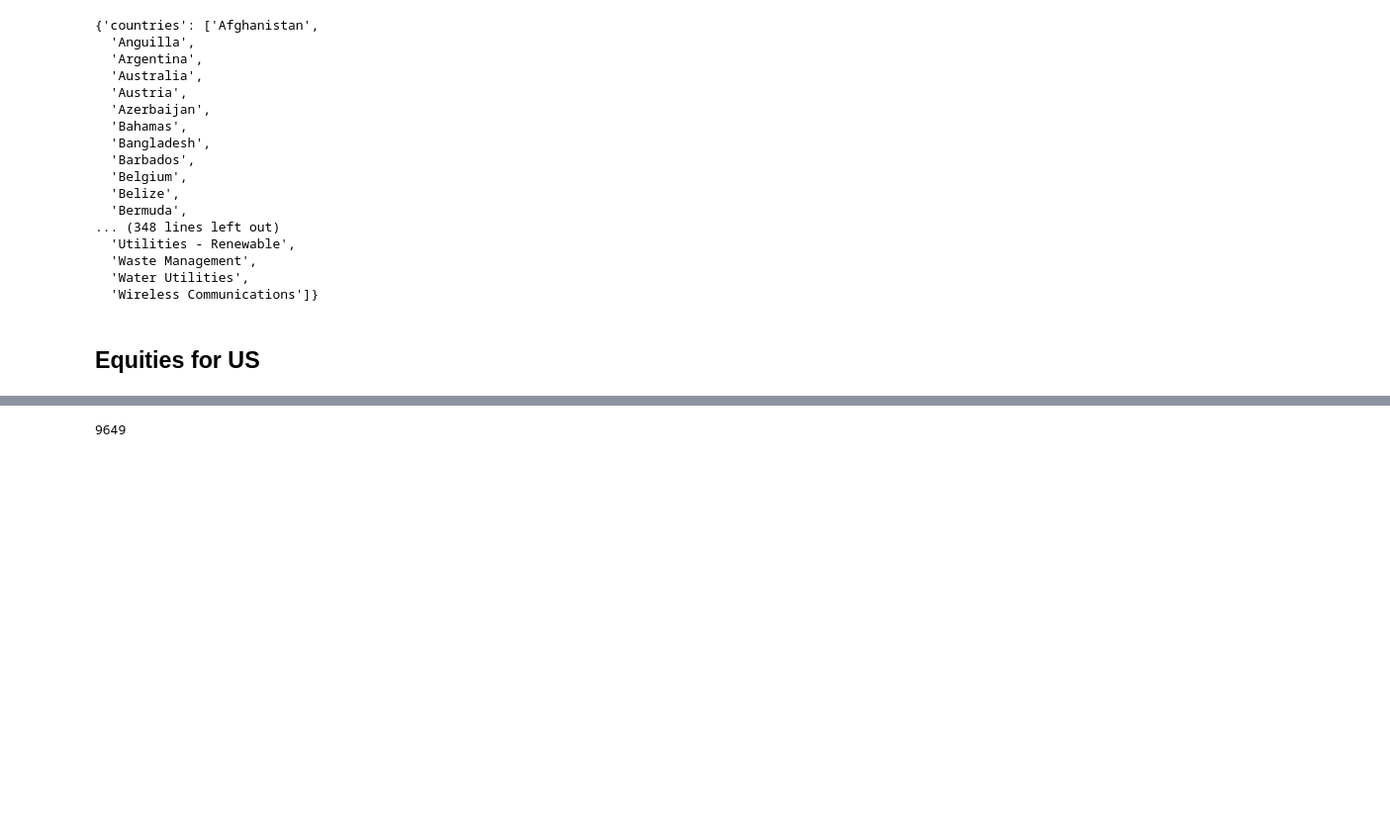
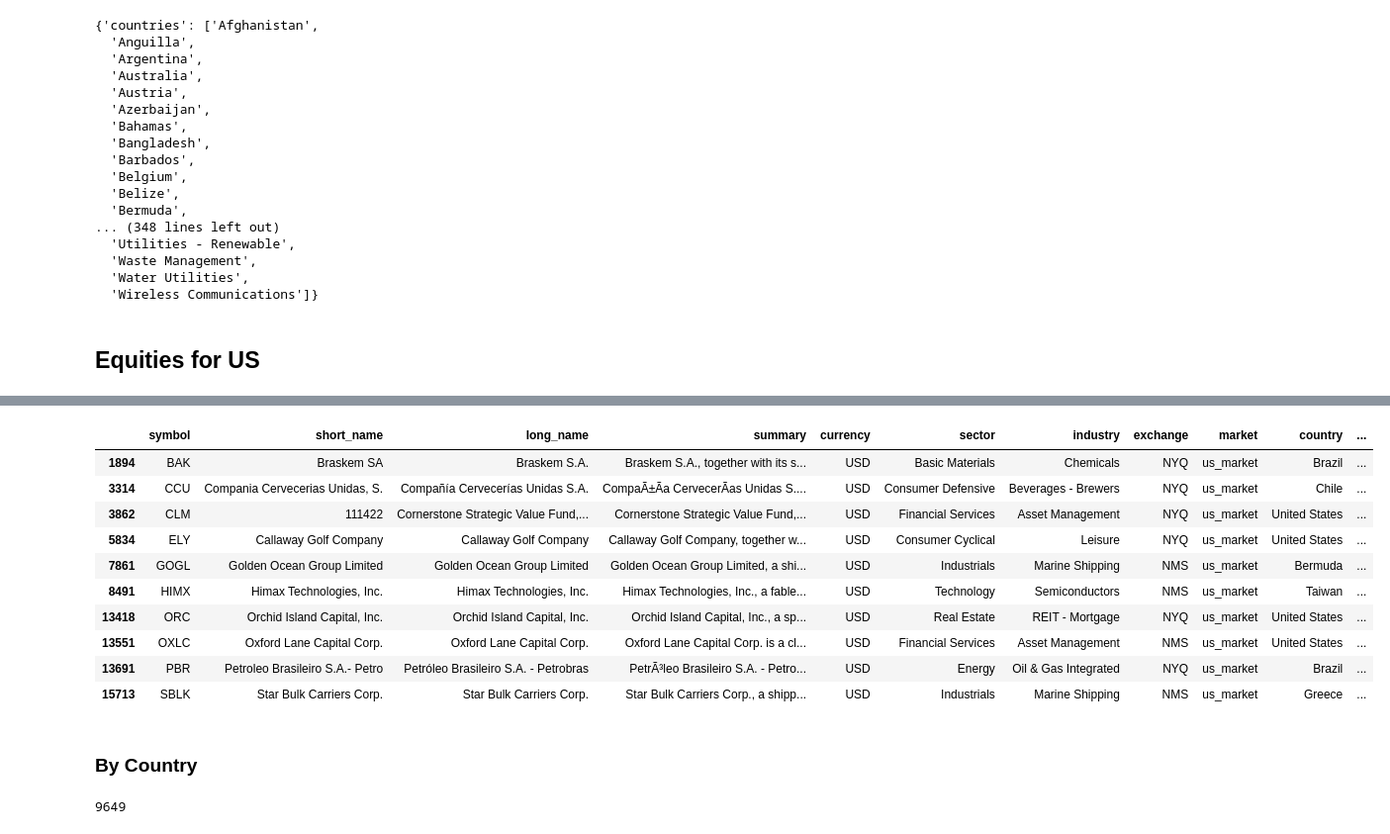
Before and after one commit to alpha2phi-platform/alphalib, a Jupyter notebook: 01a_dataset.ipynb, the cells around one changed output, grey strips where cells are left out. Shown at 99% size. Cells and saved outputs as stored; diff of their text form; code cells hidden in the pictures; blank space fills up the shorter version.

```diff
--- a/01a_dataset.ipynb
+++ b/01a_dataset.ipynb
@@ -207,3 +259,19 @@ equities_all_categories
+# %%
+df_us_market[df_us_market["symbol"].isin(["PBR", "GOGL", "ELY", "SNPTY","BAK", "CLM","SBLK", "OXLC", "CCU", "ORC", "HIMX"])].head(20)
+# %% [output]
+|  | symbol | short_name | long_name | summary | currency | sector | industry | exchange | market | country | ... |
+| 1894 | BAK | Braskem SA | Braskem S.A. | Braskem S.A., together with its s... | USD | Basic Materials | Chemicals | NYQ | us_market | Brazil | ... |
+| 3314 | CCU | Compania Cervecerias Unidas, S. | Compañía Cervecerías Unidas S.A. | CompaÃ±Ã­a CervecerÃ­as Unidas S.... | USD | Consumer Defensive | Beverages - Brewers | NYQ | us_market | Chile | ... |
+| 3862 | CLM | 111422 | Cornerstone Strategic Value Fund,... | Cornerstone Strategic Value Fund,... | USD | Financial Services | Asset Management | NYQ | us_market | United States | ... |
+| 5834 | ELY | Callaway Golf Company | Callaway Golf Company | Callaway Golf Company, together w... | USD | Consumer Cyclical | Leisure | NYQ | us_market | United States | ... |
+| 7861 | GOGL | Golden Ocean Group Limited | Golden Ocean Group Limited | Golden Ocean Group Limited, a shi... | USD | Industrials | Marine Shipping | NMS | us_market | Bermuda | ... |
+| 8491 | HIMX | Himax Technologies, Inc. | Himax Technologies, Inc. | Himax Technologies, Inc., a fable... | USD | Technology | Semiconductors | NMS | us_market | Taiwan | ... |
+| 13418 | ORC | Orchid Island Capital, Inc. | Orchid Island Capital, Inc. | Orchid Island Capital, Inc., a sp... | USD | Real Estate | REIT - Mortgage | NYQ | us_market | United States | ... |
+| 13551 | OXLC | Oxford Lane Capital Corp. | Oxford Lane Capital Corp. | Oxford Lane Capital Corp. is a cl... | USD | Financial Services | Asset Management | NMS | us_market | United States | ... |
+| 13691 | PBR | Petroleo Brasileiro S.A.- Petro | Petróleo Brasileiro S.A. - Petrobras | PetrÃ³leo Brasileiro S.A. - Petro... | USD | Energy | Oil & Gas Integrated | NYQ | us_market | Brazil | ... |
+| 15713 | SBLK | Star Bulk Carriers Corp. | Star Bulk Carriers Corp. | Star Bulk Carriers Corp., a shipp... | USD | Industrials | Marine Shipping | NMS | us_market | Greece | ... |
+# %% [markdown]
+### By Country
 # %%
 us_equities = fd.select_equities(country='United States')
 df_us_equities = pd.DataFrame(us_equities)
```
Also changed, not shown: parts of 16 cells of this notebook, 5 other files.
